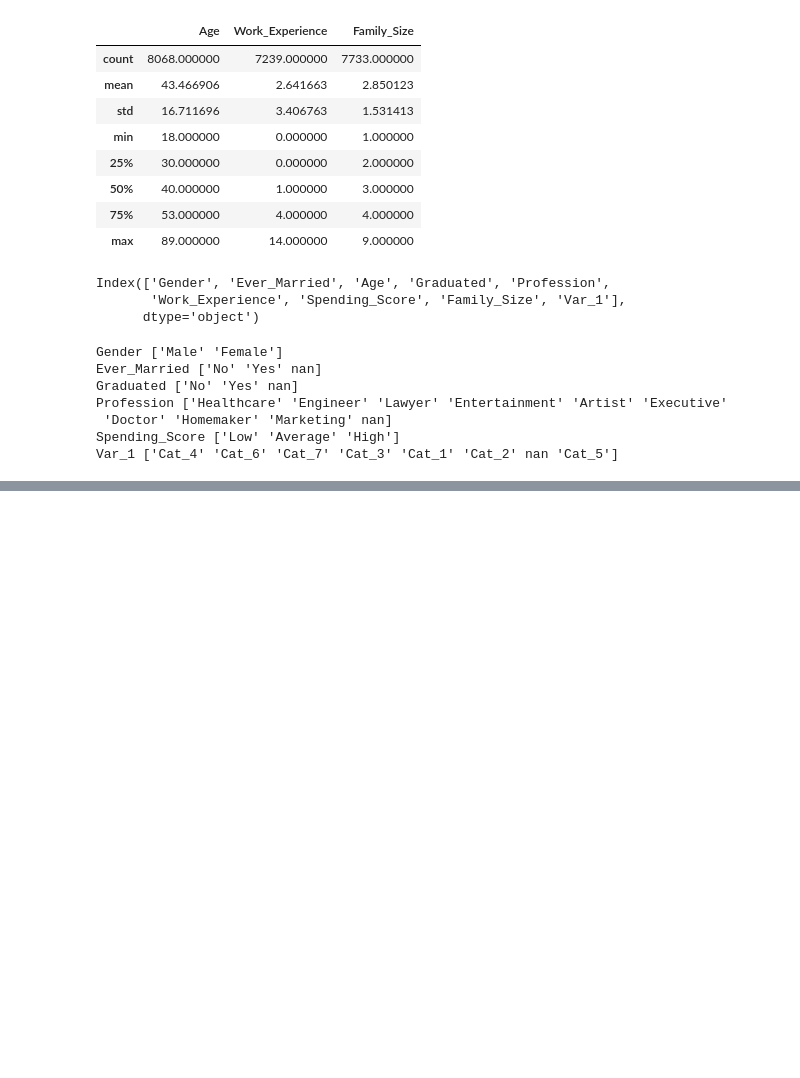
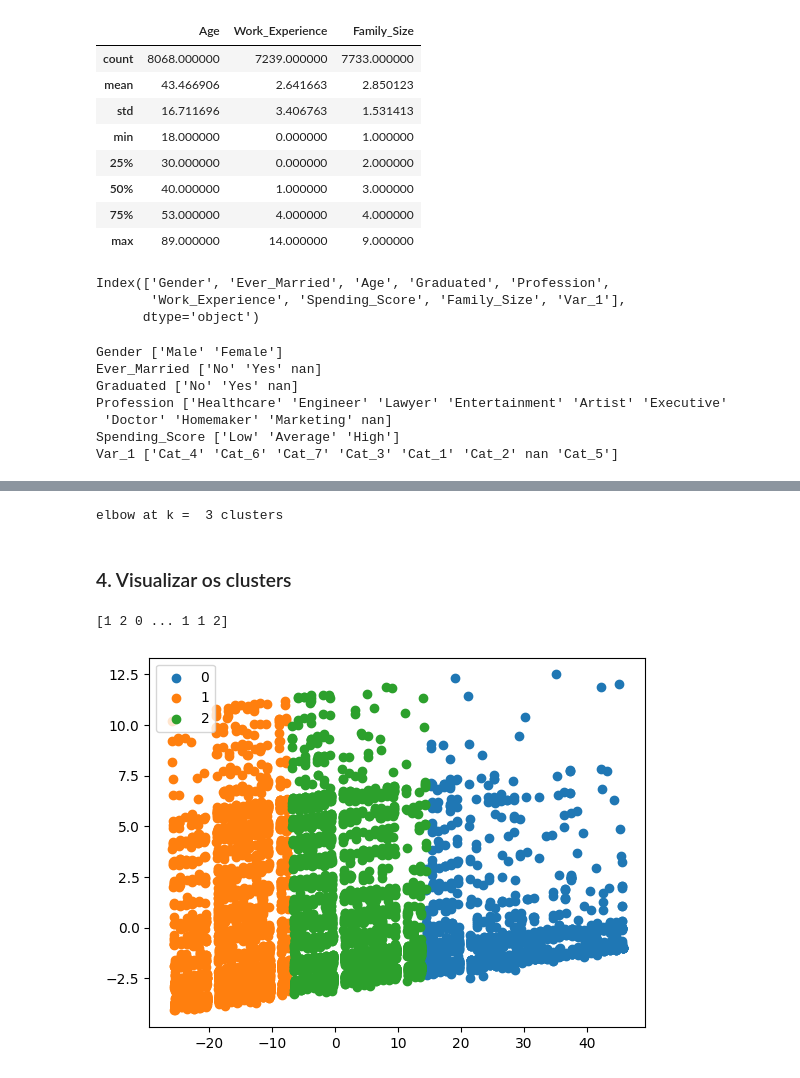
Before and after one commit to leticiafaria7/tools-functions, a Jupyter notebook: clustering/k-prototypes.ipynb, the cells around one changed output, grey strips where cells are left out. Drawn from its saved outputs; the diff is of its cells as text; code cells hidden in the pictures; blank space fills up the shorter version.

```diff
--- a/clustering/k-prototypes.ipynb
+++ b/clustering/k-prototypes.ipynb
@@ -92,0 +241,47 @@ Var_1 ['Cat_4' 'Cat_6' 'Cat_7' 'Cat_3' 'Cat_1' 'Cat_2' nan 'Cat_5']
+# %%
+# cost (sum distance): confirm visual clue of elbow plot
+# KneeLocator class will detect elbows if curve is convex; if concave, will detect knees
+
+cost_knee_c3 = KneeLocator(
+    x = range(1, 10),
+    y = cost,
+    S = 0.1,
+    curve = 'convex',
+    direction = 'decreasing',
+    online = True
+)
+
+K_cost_c3 = cost_knee_c3.elbow
+print('elbow at k = ', f'{K_cost_c3:.0f} clusters')
+# %% [output]
+elbow at k =  3 clusters
+# %%
+# build the k-prototype model with 3 clusters
+
+kprototype = KPrototypes(n_jobs = -1, n_clusters = 3, init = 'Huang', random_state = 0)
+data['clusters'] = kprototype.fit_predict(df_matrix, categorical = cat_columns_position)
+# %% [markdown]
+### 4. Visualizar os clusters
+# %%
+# predict the labels of clusters
+
+label = kprototype.fit_predict(df_matrix, categorical = cat_columns_position)
+print(label)
+# %% [output]
+[1 2 0 ... 1 1 2]
+# %%
+# getting unique labels
+
+u_labels = np.unique(label)
+
+# plotting the results
+
+for i in u_labels:
+    plt.scatter(d_f[label == i, 0],
+                d_f[label == i, 1],
+                label = i)
+
+plt.legend()
+plt.show()
+# %% [output]
+[figure, added]
```
Also changed, not shown: parts of 19 cells of this notebook.
